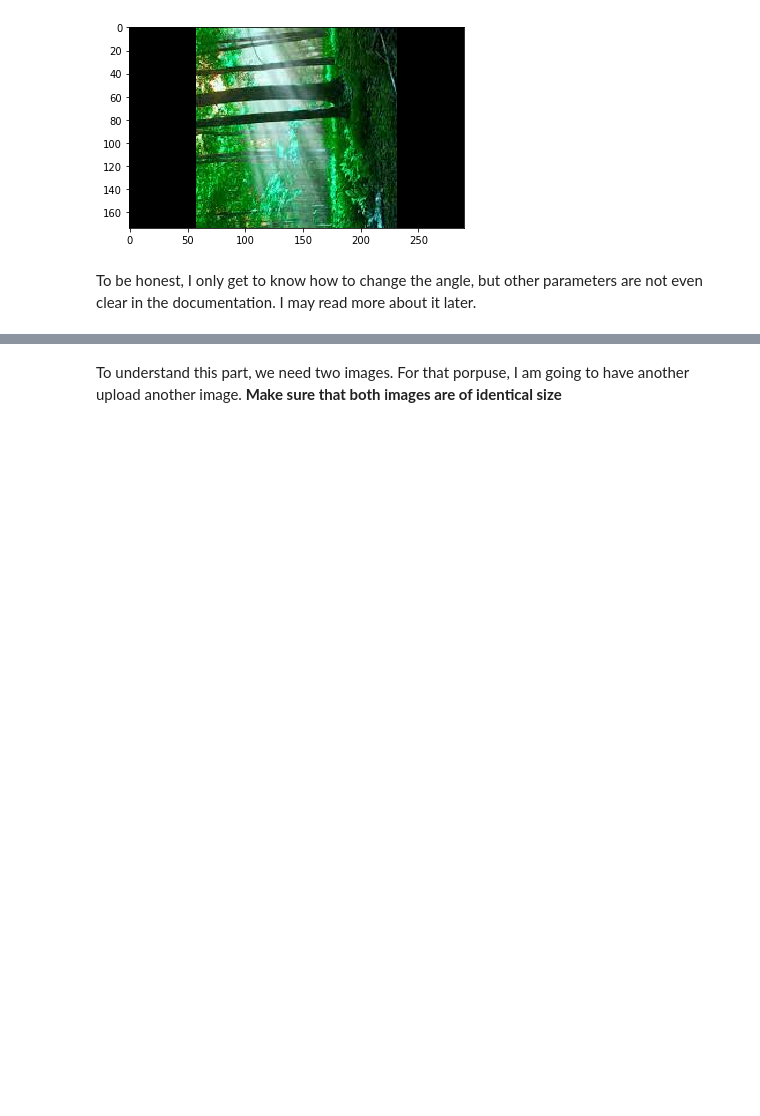
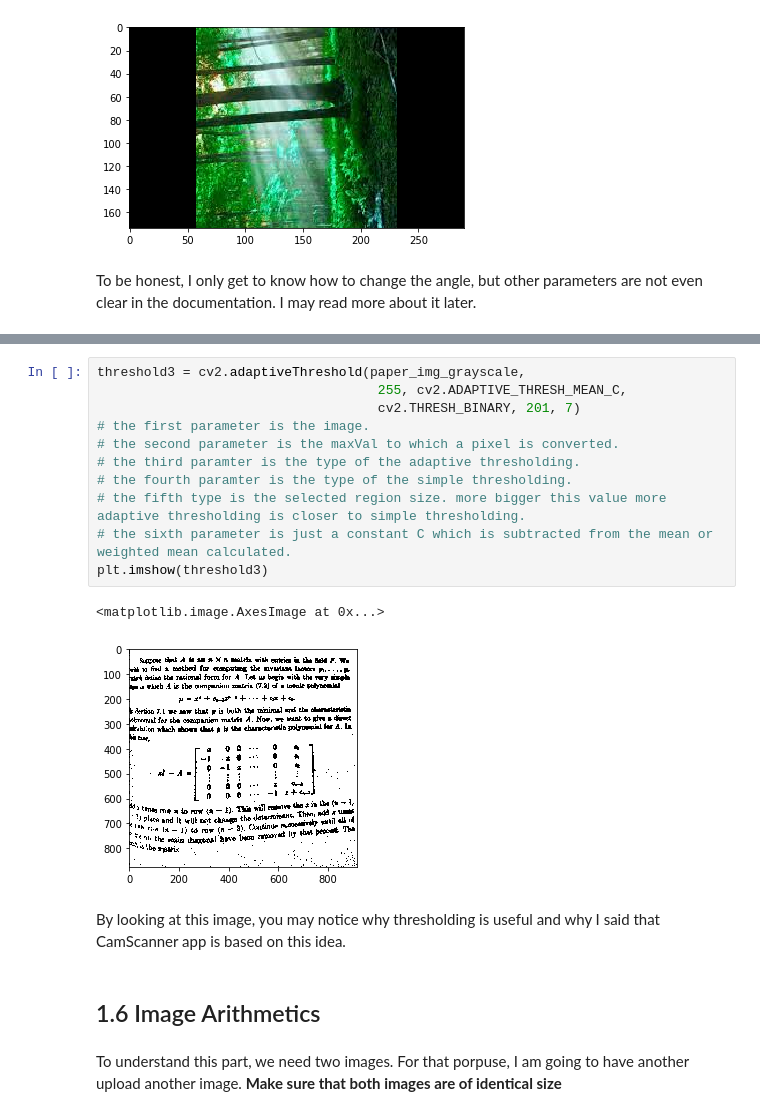
Before and after one commit to MagedSaeed/age_gender_recognition, a Jupyter notebook: preparing/Maged/Image Operations.ipynb, the cells around one changed output, grey strips where cells are left out. Cells and saved outputs as stored; diff of their text form; blank space fills up the shorter version.

```diff
--- a/preparing/Maged/Image Operations.ipynb
+++ b/preparing/Maged/Image Operations.ipynb
@@ -124,3 +193,21 @@ To be honest, I only get to know how to change the angle, but other parameters a
+# %%
+threshold3 = cv2.adaptiveThreshold(paper_img_grayscale,
+                                    255, cv2.ADAPTIVE_THRESH_MEAN_C,
+                                    cv2.THRESH_BINARY, 201, 7)
+# the first parameter is the image.
+# the second parameter is the maxVal to which a pixel is converted.
+# the third paramter is the type of the adaptive thresholding.
+# the fourth paramter is the type of the simple thresholding.
+# the fifth type is the selected region size. more bigger this value more adaptive thresholding is closer to simple thresholding.
+# the sixth parameter is just a constant C which is subtracted from the mean or weighted mean calculated.
+plt.imshow(threshold3)
+# %% [output]
+<matplotlib.image.AxesImage at 0x...>
+[figure, added]
+# %% [markdown]
+By looking at this image, you may notice why thresholding is useful and why I said that CamScanner app is based on this idea.
+# %% [markdown]
+## 1.6 Image Arithmetics
 # %% [markdown]
 To understand this part, we need two images. For that porpuse, I am going to have another upload another image.
 **Make sure that both images are of identical size**
```
Also changed, not shown: parts of 29 cells of this notebook.
